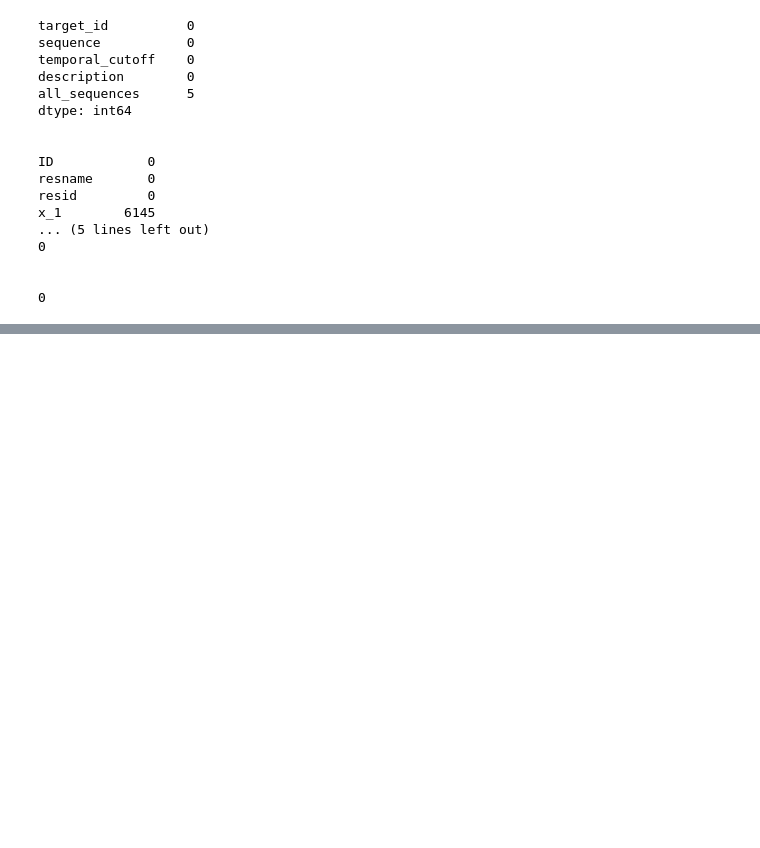
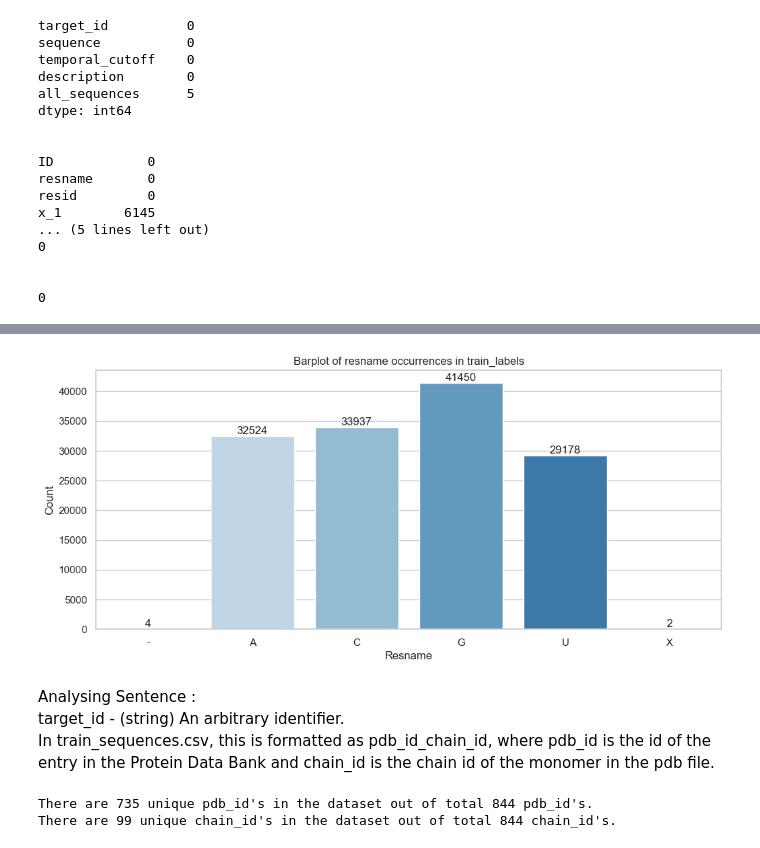
Before and after one commit to omjadhav9271/Stanford-RNA-3D-Folding, a Jupyter notebook: Mark01.ipynb, the cells around one changed output, grey strips where cells are left out. Cells and saved outputs as stored; diff of their text form; code cells hidden in the pictures; blank space fills up the shorter version.

```diff
--- a/Mark01.ipynb
+++ b/Mark01.ipynb
@@ -125,0 +142,48 @@ plt.show()
+# %%
+import pandas as pd
+import matplotlib.pyplot as plt
+import seaborn as sns
+
+# Group and count occurrences of each resname
+resname_counts = train_labels.groupby('resname').size().reset_index(name='total')
+
+plt.figure(figsize=(12, 5))
+# Assign 'resname' to both x and hue for consistent coloring
+ax = sns.barplot(x='resname', y='total', data=resname_counts, hue='resname', palette='Blues', dodge=False)
+
+# Annotate each bar with its count
+for idx, row in resname_counts.iterrows():
+    ax.text(idx, row['total'], row['total'], ha='center', va='bottom')
+
+plt.xlabel("Resname")
+plt.ylabel("Count")
+plt.title("Barplot of resname occurrences in train_labels")
+
+# Remove the legend if it exists to avoid redundancy
+legend = ax.get_legend()
+if legend is not None:
+    legend.remove()
+
+sns.set_theme(style="whitegrid")
+plt.show()
+# %% [output]
+[figure, added]
+# %% [markdown]
+Analysing Sentence :
+target_id - (string) An arbitrary identifier.
+In train_sequences.csv, this is formatted as pdb_id_chain_id, where pdb_id is the id of the entry in the Protein Data Bank and chain_id is the chain id of the monomer in the pdb file.
+# %%
+# Split the 'target_id' column into 'pdb_id' and 'chain_id'
+train_sequences[['pdb_id', 'chain_id']] = train_sequences['target_id'].str.split('_', expand=True)
+
+pdb_id_unique = train_sequences['pdb_id'].nunique()
+chain_id_unique = train_sequences['chain_id'].nunique()
+
+pdb_id_total = train_sequences['pdb_id'].count()
+chain_id_total = train_sequences['chain_id'].count()
+
+print(f"There are {pdb_id_unique} unique pdb_id's in the dataset out of total {pdb_id_total} pdb_id's.")
+print(f"There are {chain_id_unique} unique chain_id's in the dataset out of total {chain_id_total} chain_id's.")
+# %% [output]
+There are 735 unique pdb_id's in the dataset out of total 844 pdb_id's.
+There are 99 unique chain_id's in the dataset out of total 844 chain_id's.
```
Also changed, not shown: parts of 5 cells of this notebook.
